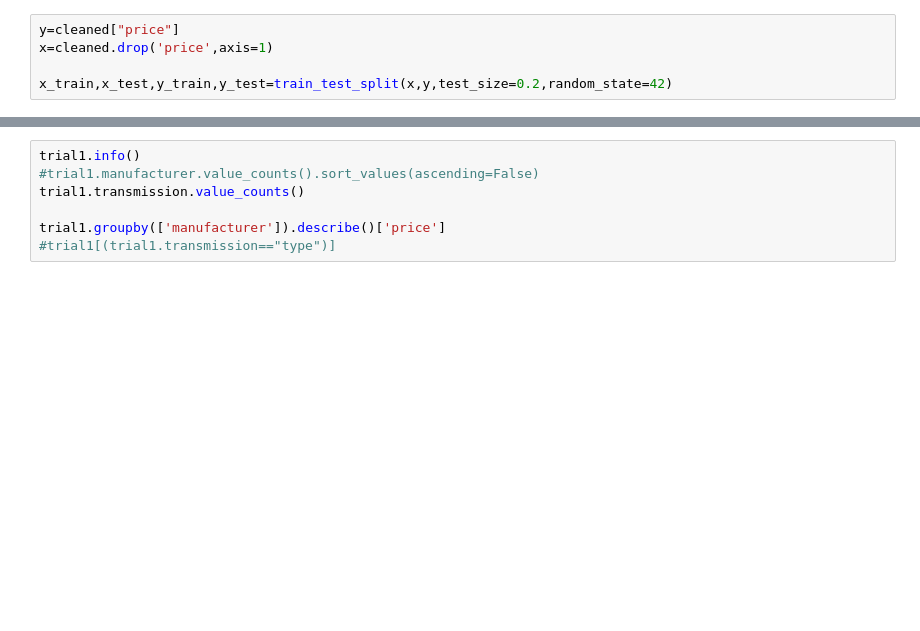
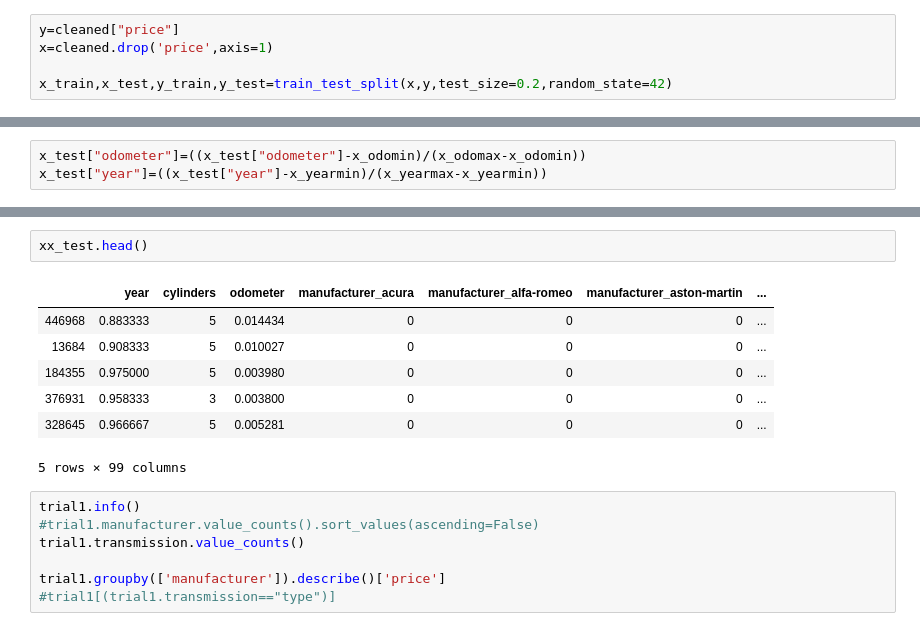
Before and after one commit to sukesh-reddy/Used-Cars-Analysis, a Jupyter notebook: modelling.ipynb, the cells around one changed output, grey strips where cells are left out. Cells and saved outputs as stored; diff of their text form; blank space fills up the shorter version.

```diff
--- a/modelling.ipynb
+++ b/modelling.ipynb
@@ -54,0 +83,3 @@ x_train,x_test,y_train,y_test=train_test_split(x,y,test_size=0.2,random_state=42
+# %%
+x_test["odometer"]=((x_test["odometer"]-x_odomin)/(x_odomax-x_odomin))
+x_test["year"]=((x_test["year"]-x_yearmin)/(x_yearmax-x_yearmin))
@@ -55,3 +157,13 @@ x_train,x_test,y_train,y_test=train_test_split(x,y,test_size=0.2,random_state=42
+# %%
+xx_test.head()
+# %% [output]
+|  | year | cylinders | odometer | manufacturer_acura | manufacturer_alfa-romeo | manufacturer_aston-martin | ... |
+| 446968 | 0.883333 | 5 | 0.014434 | 0 | 0 | 0 | ... |
+| 13684 | 0.908333 | 5 | 0.010027 | 0 | 0 | 0 | ... |
+| 184355 | 0.975000 | 5 | 0.003980 | 0 | 0 | 0 | ... |
+| 376931 | 0.958333 | 3 | 0.003800 | 0 | 0 | 0 | ... |
+| 328645 | 0.966667 | 5 | 0.005281 | 0 | 0 | 0 | ... |
+5 rows × 99 columns
 # %%
 trial1.info()
 #trial1.manufacturer.value_counts().sort_values(ascending=False)
```
Also changed, not shown: parts of 11 cells of this notebook.
